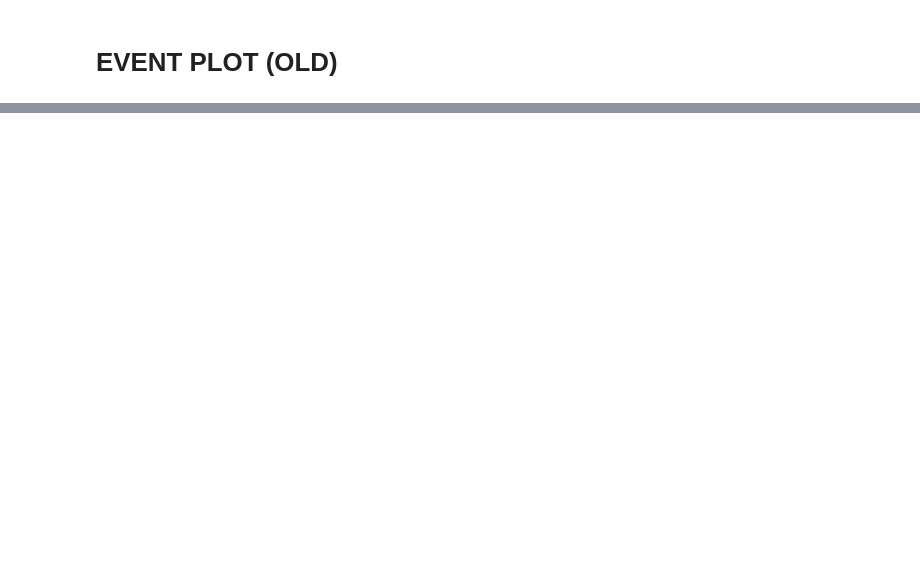
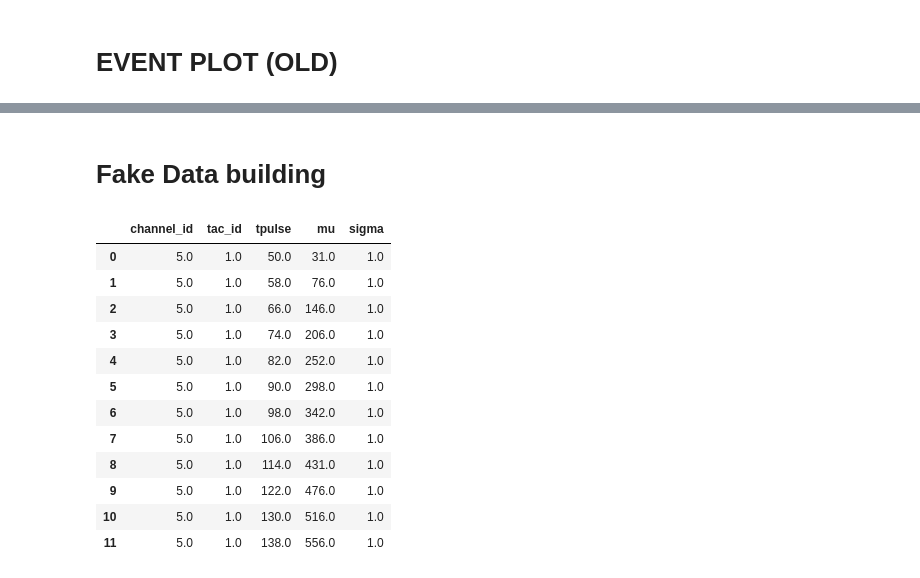
Before and after one commit to viherbos/PETALO_analysis, a Jupyter notebook: playground.ipynb, the cells around one changed output, grey strips where cells are left out. Drawn from its saved outputs; the diff is of its cells as text; code cells hidden in the pictures; blank space fills up the shorter version.

```diff
--- a/playground.ipynb
+++ b/playground.ipynb
@@ -243,0 +301,11 @@ HAMA_VUV[38]
+# %%
+windows = [i for i in range(50,146,8)]
+# %%
+for i in data:
+    i['efine'] = (i['efine'] - 1024 + 14) % 1024
+# %%
+plt.figure()
+data_w_max = []
+for i in data:
+    a =  plt.hist(i['efine'],bins=1024,density=1,range=[0,1024])
+    data_w_max.append(a[1][np.argmax(a[0])])
@@ -243,0 +322,28 @@ HAMA_VUV[38]
+# %% [markdown]
+# Fake Data building
+# %%
+tac_id_v   = np.ones((len(windows),1))
+channel_id = np.ones((len(windows),1))*5
+sigma     = np.ones((len(windows),1))
+
+data_array = np.concatenate([channel_id,tac_id_v,np.array(windows).reshape(-1,1),
+                             np.array(data_w_max).reshape(-1,1),
+                             sigma],axis=1)
+
+data_df = pd.DataFrame(data_array,columns=['channel_id','tac_id','tpulse','mu','sigma'])
+# %%
+data_df
+# %% [output]
+|  | channel_id | tac_id | tpulse | mu | sigma |
+| 0 | 5.0 | 1.0 | 50.0 | 31.0 | 1.0 |
+| 1 | 5.0 | 1.0 | 58.0 | 76.0 | 1.0 |
+| 2 | 5.0 | 1.0 | 66.0 | 146.0 | 1.0 |
+| 3 | 5.0 | 1.0 | 74.0 | 206.0 | 1.0 |
+| 4 | 5.0 | 1.0 | 82.0 | 252.0 | 1.0 |
+| 5 | 5.0 | 1.0 | 90.0 | 298.0 | 1.0 |
+| 6 | 5.0 | 1.0 | 98.0 | 342.0 | 1.0 |
+| 7 | 5.0 | 1.0 | 106.0 | 386.0 | 1.0 |
+| 8 | 5.0 | 1.0 | 114.0 | 431.0 | 1.0 |
+| 9 | 5.0 | 1.0 | 122.0 | 476.0 | 1.0 |
+| 10 | 5.0 | 1.0 | 130.0 | 516.0 | 1.0 |
+| 11 | 5.0 | 1.0 | 138.0 | 556.0 | 1.0 |
```
Also changed, not shown: parts of 58 cells of this notebook, 3 other files.
